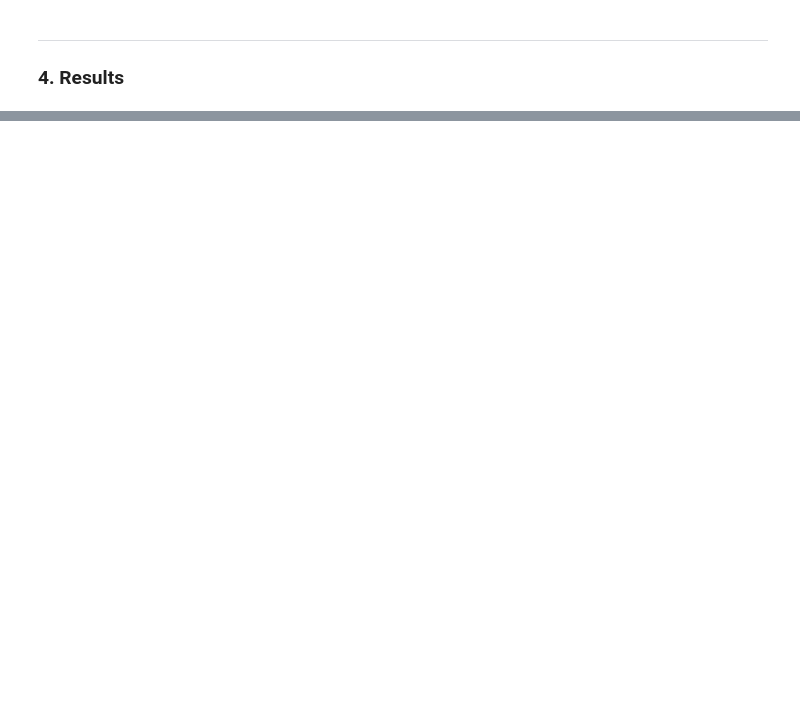
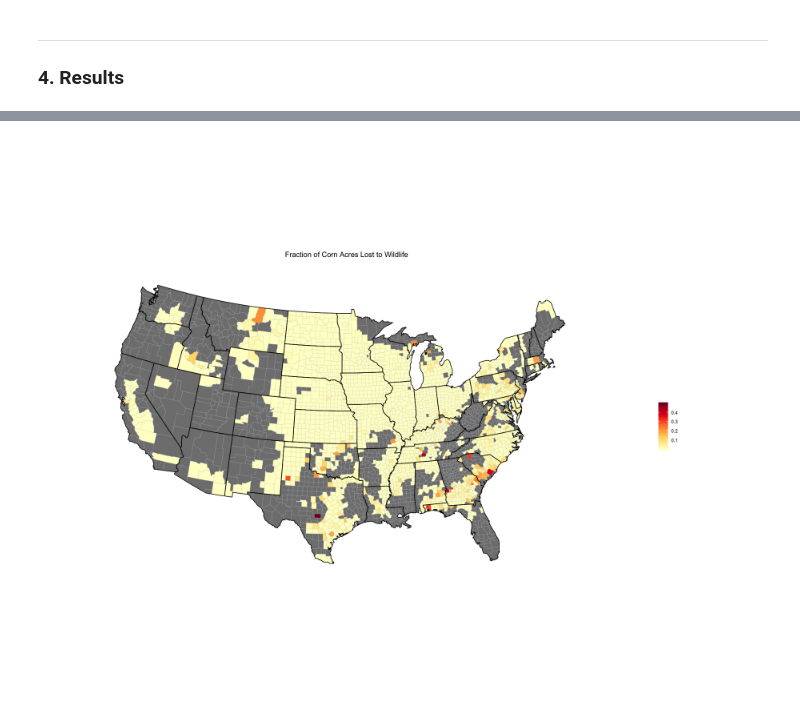
Before and after one commit to anderaa/crop-insurance, a Jupyter notebook: crop_insurance.ipynb, the cells around one changed output, grey strips where cells are left out. Drawn from its saved outputs; the diff is of its cells as text; code cells hidden in the pictures; blank space fills up the shorter version.

```diff
--- a/crop_insurance.ipynb
+++ b/crop_insurance.ipynb
@@ -355,0 +365,43 @@ ggplot() +
+# %%
+cty_shape['lost_corn'] <- NA
+cty_shape['lost_wheat'] <- NA
+cty_shape['lost_soybeans'] <- NA
+cty_shape['lost_peanuts'] <- NA
+
+for (i in 1:nrow(data)) {
+  if (data$commoditycode[i] == 41) {
+    cty_shape[cty_shape$Fips == data$fips[i], 'lost_corn'] = data$ratio.county.hat[i]
+  }
+  if (data$commoditycode[i] == 11) {
+    cty_shape[cty_shape$Fips == data$fips[i], 'lost_wheat'] = data$ratio.county.hat[i]
+  }
+  if (data$commoditycode[i] == 81) {
+    cty_shape[cty_shape$Fips == data$fips[i], 'lost_soybeans'] = data$ratio.county.hat[i]
+  }
+  if (data$commoditycode[i] == 75) {
+    cty_shape[cty_shape$Fips == data$fips[i], 'lost_peanuts'] = data$ratio.county.hat[i]
+  }
+}
+# %%
+options(repr.plot.width=16, repr.plot.height=14)
+
+
+# map it
+ggplot() +
+  theme_void() +
+  theme(plot.title = element_text(hjust = 0.5)) +
+  ggtitle('Fraction of Corn Acres Lost to Wildlife') +
+  scale_fill_gradientn('', colours = brewer.pal(9, 'YlOrRd')) +
+  # county polygons
+  geom_polygon(data = cty_shape[ order(cty_shape$order), ],
+               aes(long, lat, group = group, fill = lost_corn),
+               col = "#c0c5ce", size=0.1) +
+  # cords
+  coord_map("bonne",  param = 40) +
+  # state polygons
+  geom_polygon(data = st_shape[ order(st_shape$state_order), ],
+               aes(state_long, state_lat, group = state_group),
+               fill = NA,
+               col = "black")
+# %% [output]
+[figure, added]
```
Also changed, not shown: parts of 7 cells of this notebook.
